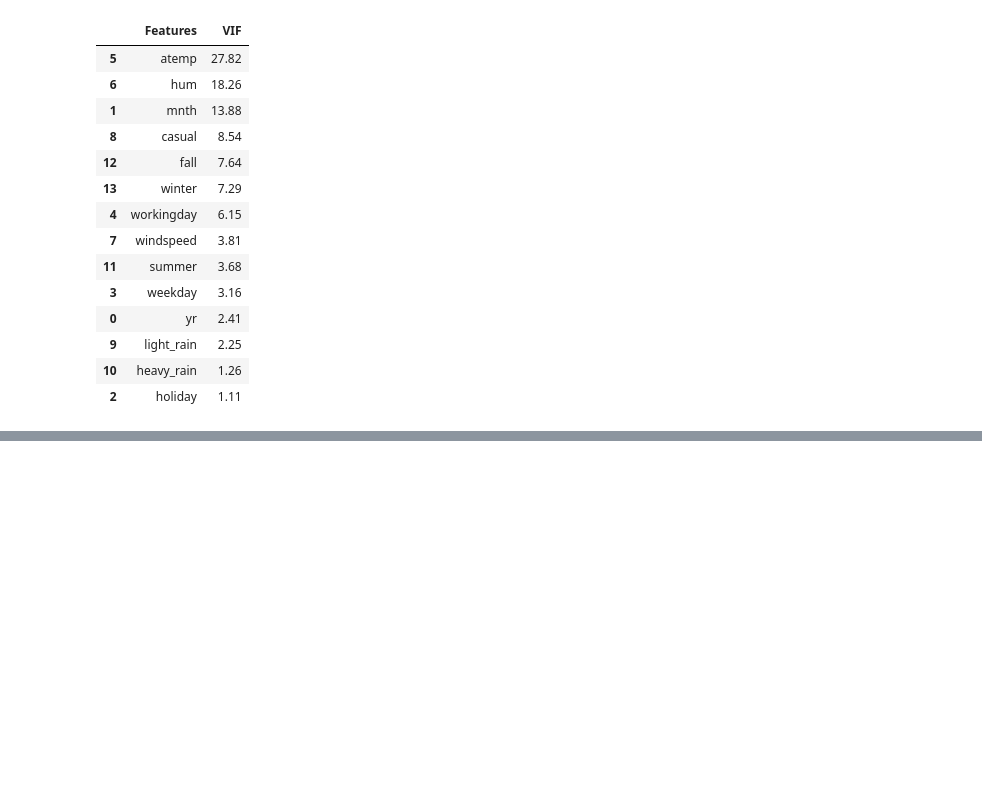
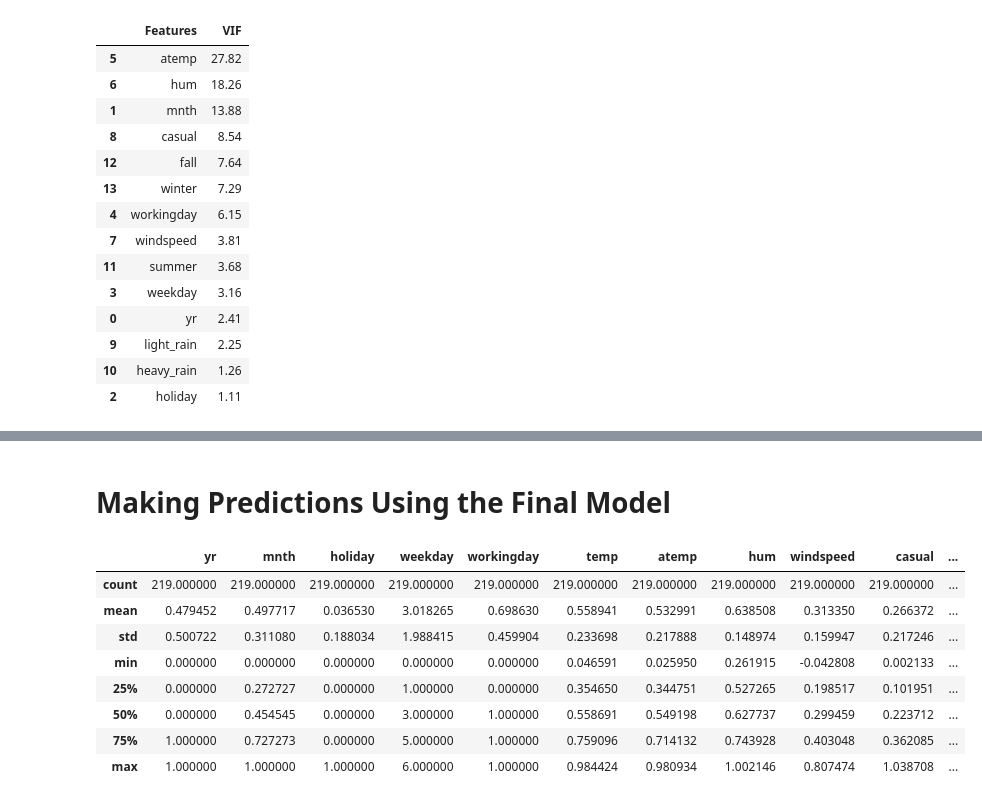
Before and after one commit to vaishnabala/Linear_Regression, a Jupyter notebook: Bike_Rental_Linear_Regression.ipynb, the cells around one changed output, grey strips where cells are left out. Drawn from its saved outputs; the diff is of its cells as text; code cells hidden in the pictures; blank space fills up the shorter version.

```diff
--- a/Bike_Rental_Linear_Regression.ipynb
+++ b/Bike_Rental_Linear_Regression.ipynb
@@ -229,8 +276,9 @@ Index(['yr', 'mnth', 'holiday', 'weekday', 'workingday', 'temp', 'atemp',
        'light_rain', 'heavy_rain', 'summer', 'fall', 'winter'],
       dtype='object')
 # %%
-num_vars = ['mnth','temp', 'atemp', 'hum', 'windspeed', 'casual', 'registered', 'cnt'
-       ]
+# Apply scaler() to all the columns except the 'yes-no' and 'dummy' variables
+
+num_vars = ['mnth','temp', 'atemp', 'hum', 'windspeed', 'casual', 'registered', 'cnt']
 df_train[num_vars] = scaler.fit_transform(df_train[num_vars])
 # %%
 df_train.head()
@@ -547,0 +805,18 @@ vif
+# %% [markdown]
+# Making Predictions Using the Final Model
+# %%
+num_vars = ['mnth','temp', 'atemp', 'hum', 'windspeed', 'casual', 'registered', 'cnt']
+
+df_test[num_vars] = scaler.transform(df_test[num_vars])
+# %%
+df_test.describe()
+# %% [output]
+|  | yr | mnth | holiday | weekday | workingday | temp | atemp | hum | windspeed | casual | ... |
+| count | 219.000000 | 219.000000 | 219.000000 | 219.000000 | 219.000000 | 219.000000 | 219.000000 | 219.000000 | 219.000000 | 219.000000 | ... |
+| mean | 0.479452 | 0.497717 | 0.036530 | 3.018265 | 0.698630 | 0.558941 | 0.532991 | 0.638508 | 0.313350 | 0.266372 | ... |
+| std | 0.500722 | 0.311080 | 0.188034 | 1.988415 | 0.459904 | 0.233698 | 0.217888 | 0.148974 | 0.159947 | 0.217246 | ... |
+| min | 0.000000 | 0.000000 | 0.000000 | 0.000000 | 0.000000 | 0.046591 | 0.025950 | 0.261915 | -0.042808 | 0.002133 | ... |
+| 25% | 0.000000 | 0.272727 | 0.000000 | 1.000000 | 0.000000 | 0.354650 | 0.344751 | 0.527265 | 0.198517 | 0.101951 | ... |
+| 50% | 0.000000 | 0.454545 | 0.000000 | 3.000000 | 1.000000 | 0.558691 | 0.549198 | 0.627737 | 0.299459 | 0.223712 | ... |
+| 75% | 1.000000 | 0.727273 | 0.000000 | 5.000000 | 1.000000 | 0.759096 | 0.714132 | 0.743928 | 0.403048 | 0.362085 | ... |
+| max | 1.000000 | 1.000000 | 1.000000 | 6.000000 | 1.000000 | 0.984424 | 0.980934 | 1.002146 | 0.807474 | 1.038708 | ... |
```
Also changed, not shown: parts of 88 cells of this notebook.
